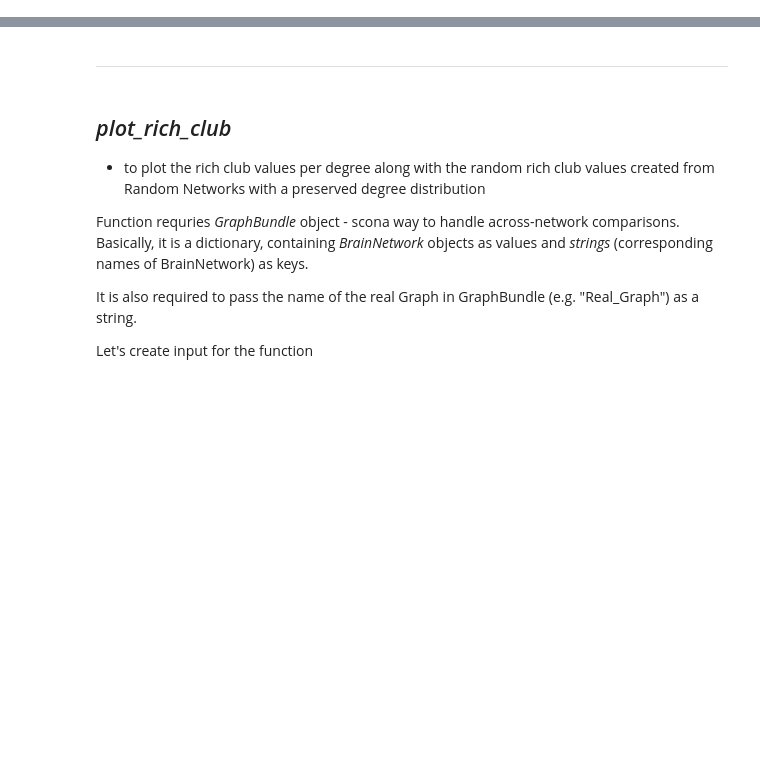
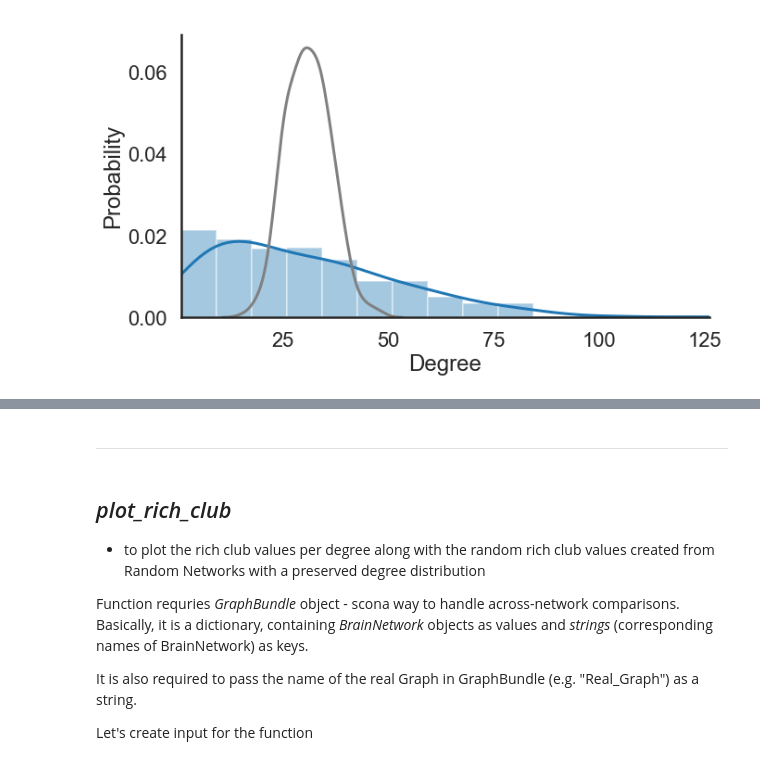
Before and after one commit to WhitakerLab/scona, a Jupyter notebook: tutorials/visualisations_tutorial.ipynb, the cells around one changed output, grey strips where cells are left out. Cells and saved outputs as stored; diff of their text form; code cells hidden in the pictures; blank space fills up the shorter version.

```diff
--- a/tutorials/visualisations_tutorial.ipynb
+++ b/tutorials/visualisations_tutorial.ipynb
@@ -9,14 +34,4 @@ This tutorial will go through **the main visualisation functionality** of scona,
 # %%
-import scona as scn
-import scona.datasets as datasets
-import numpy as np
-import networkx as nx
-import pandas as pd
-
-import matplotlib.pyplot as plt
-import seaborn as sns
-%matplotlib inline
-
 # Read in sample data from the NSPN WhitakerVertes PNAS 2016 paper.
 df, names, covars, centroids = datasets.NSPN_WhitakerVertes_PNAS2016.import_data()
 
@@ -29,5 +44,14 @@ M = scn.create_corrmat(df_res, method='pearson')
 # Initialise a weighted graph G from the correlation matrix M
 G = scn.BrainNetwork(network=M, parcellation=names, centroids=centroids)
 
-# threshold G at cost 10 to create a binary graph with 10% as many edges as the complete graph G.
-H = G.threshold(10)
+# Threshold G at cost 10 to create a binary graph with 10% as many edges as the complete graph G.
+G10 = G.threshold(10)
+
+# Create a GraphBundle object that contains the G10 graph called "real_graph"
+bundleGraphs = scn.GraphBundle([G10], ["real_graph"])
+
+# Add ten random graphs to this bundle
+# (In real life you'd want more than 10 random graphs,
+# but this step can take quite a long time to run so
+# for the demo we just create 10)
+bundleGraphs.create_random_graphs("real_graph", 10)
@@ -33,0 +149,4 @@ H = G.threshold(10)
+# %%
+plot_degree_dist(G10)
+# %% [output]
+[figure, added]
```
Also changed, not shown: parts of 101 cells of this notebook.
